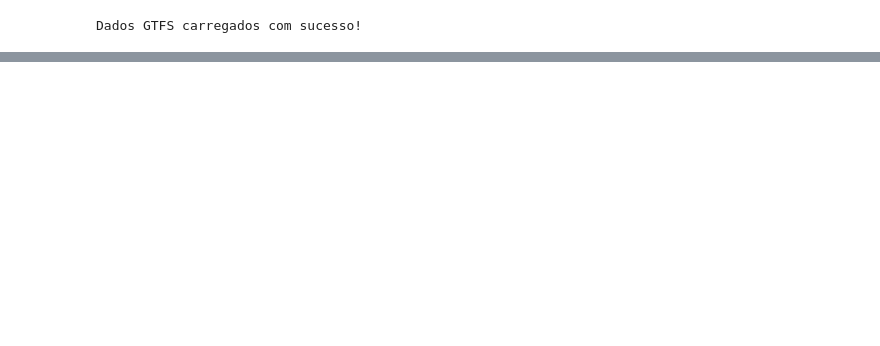
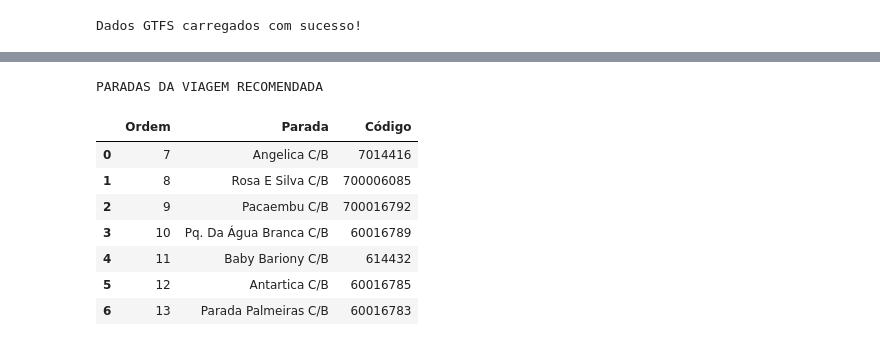
Before and after one commit to Jgui18/Sistema-de-recomendacao-de-transporte, a Jupyter notebook: sistemas_recomendacao_transporte_final.ipynb, the cells around one changed output, grey strips where cells are left out. Drawn from its saved outputs; the diff is of its cells as text; code cells hidden in the pictures; blank space fills up the shorter version.

Commit message:
feat: adiciona exibicao das paradas intermediarias

```diff
--- a/sistemas_recomendacao_transporte_final.ipynb
+++ b/sistemas_recomendacao_transporte_final.ipynb
@@ -1025,3 +1042,50 @@ A SPTrans não disponibilizou previsões de chegada para este momento.
+# %%
+
+# Exibir as paradas da viagem, na ordem correta
+
+if linha_recomendada is not None:
+
+    viagem_id = str(linha_recomendada["Trip_ID"])
+    inicio = int(linha_recomendada["Sequencia_embarque"])
+    fim = int(linha_recomendada["Sequencia_desembarque"])
+
+    paradas_trajeto = df_gtfs_horarios[
+        df_gtfs_horarios["trip_id"] == viagem_id
+    ][["stop_id", "stop_sequence"]].copy()
+
+    paradas_trajeto["stop_sequence"] = pd.to_numeric(
+        paradas_trajeto["stop_sequence"],
+        errors="coerce"
+    )
+
+    paradas_trajeto = paradas_trajeto[
+        paradas_trajeto["stop_sequence"].between(inicio, fim)
+    ]
+
+    paradas_trajeto = paradas_trajeto.merge(
+        df_gtfs_paradas[["stop_id", "stop_name"]],
+        on="stop_id",
+        how="left"
+    ).sort_values("stop_sequence")
+
+    paradas_trajeto = paradas_trajeto.rename(columns={
+        "stop_sequence": "Ordem",
+        "stop_name": "Parada",
+        "stop_id": "Código"
+    })
+
+    print("PARADAS DA VIAGEM RECOMENDADA")
+    display(paradas_trajeto[["Ordem", "Parada", "Código"]])
+# %% [output]
+PARADAS DA VIAGEM RECOMENDADA
+|  | Ordem | Parada | Código |
+| 0 | 7 | Angelica C/B | 7014416 |
+| 1 | 8 | Rosa E Silva C/B | 700006085 |
+| 2 | 9 | Pacaembu C/B | 700016792 |
+| 3 | 10 | Pq. Da Água Branca C/B | 60016789 |
+| 4 | 11 | Baby Bariony C/B | 614432 |
+| 5 | 12 | Antartica C/B | 60016785 |
+| 6 | 13 | Parada Palmeiras C/B | 60016783 |
 # %%
 # ==========================================
 # MAPA INTERATIVO DA RECOMENDAÇÃO
```
Also changed, not shown: parts of 8 cells of this notebook.
